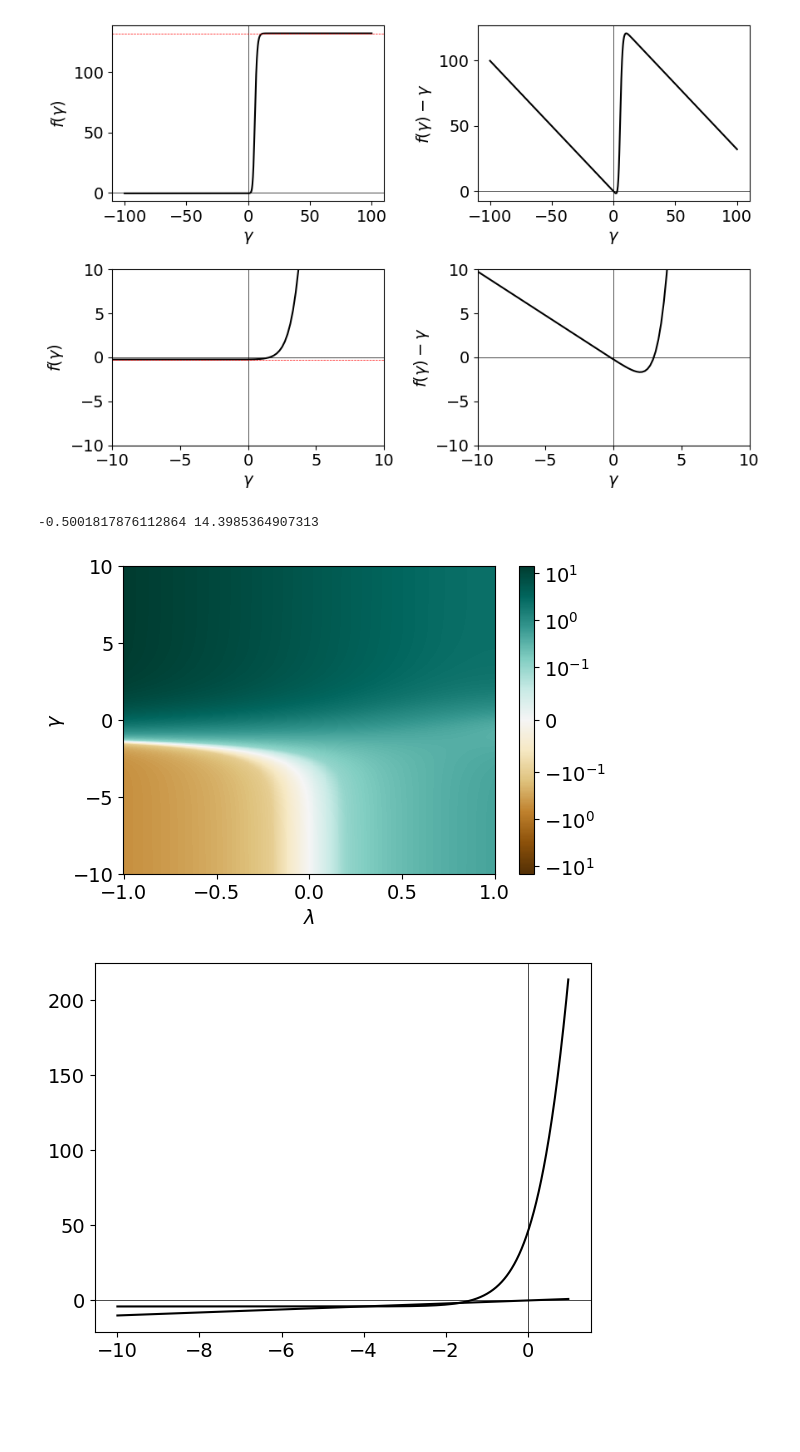
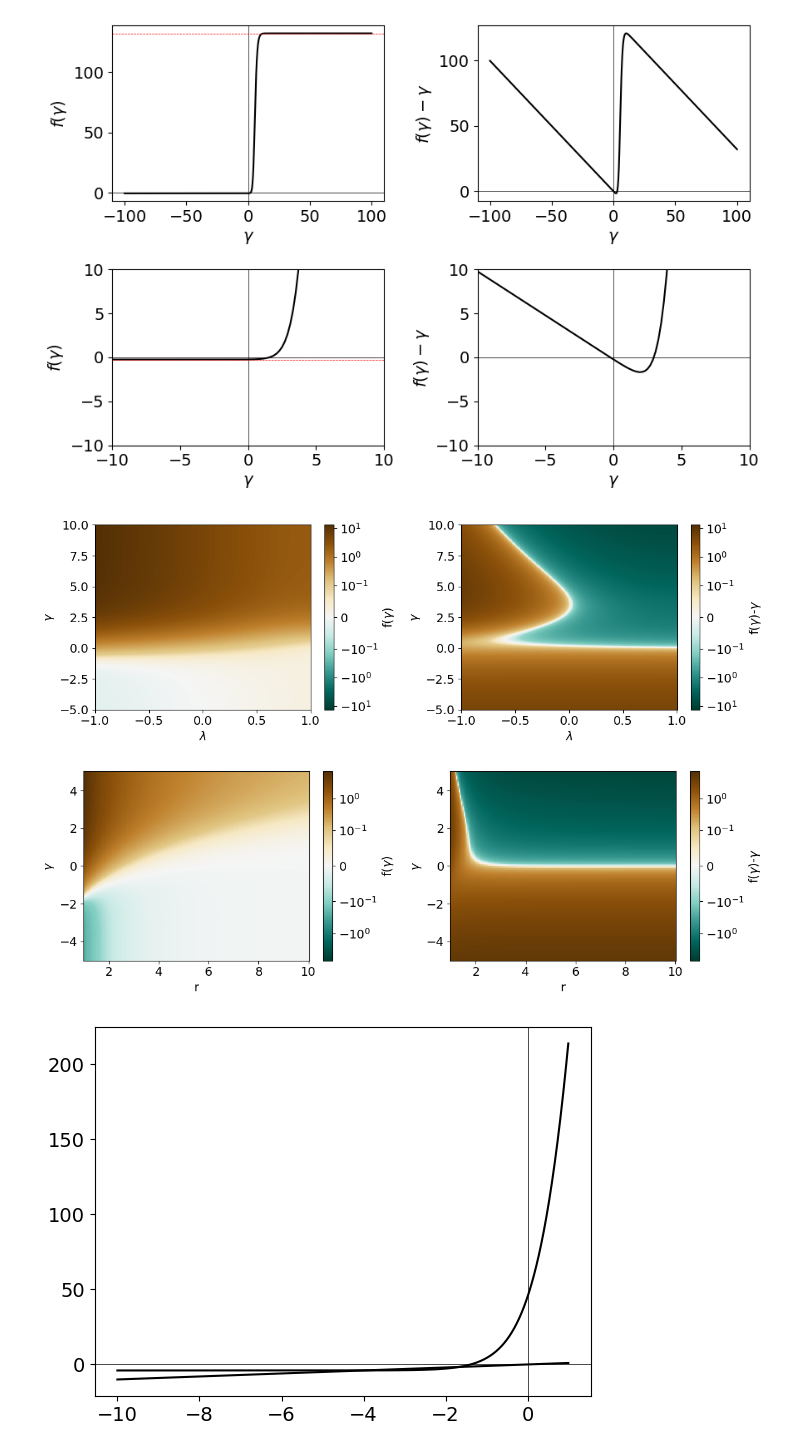
Before and after one commit to gbarzon/Information_plasticity, a Jupyter notebook: Linear.ipynb, the cells around one changed output. Cells and saved outputs as stored; diff of their text form; code cells hidden in the pictures; blank space fills up the shorter version.

Commit message:
Add analytical self-consistency with Oja rule

```diff
--- a/Linear.ipynb
+++ b/Linear.ipynb
@@ -33,15 +38,15 @@ plt.rc('legend',fontsize=12)
 # %%
 ### Info system
 r = 1.
-D = .1
-lmbd = 0
+D = .5
+lmbd = -1
 
 ### Info input
-M = 2
+M = 3
 tau_h = 1
 wup = 1 / tau_h
 wdown = 1 / tau_h
-delta_h = 0.5
+delta_h = 0.7 #0.3 * np.sqrt(5)
 hs = np.arange(M) * delta_h
 hs = np.stack([hs, lmbd * hs])
 
@@ -343,30 +401,40 @@ gamma_max =  131.99999999999977
 gamma_min =  -0.25
 [figure]
 # %%
-k = 1.5
+k = 1.1
 w = 2.
-r = 1
+r = 1.
 D = .1
-h = .5
-p = 2.
+h = .5 #0.0 0.3 0.5
+p = 0.1
 
-dd = 0.005
+dd = 0.005#0.005
 lmbds = np.arange(-1, 1+dd, dd)
-gammas = np.arange(-10, 10+dd, dd)
+gammas = np.arange(-5, 10+dd, dd)
 
 LMBDS, GAMMAS = np.meshgrid(lmbds, gammas)
 
 gamma_star = gamma_self_consistency(GAMMAS, k, w, p, D, r, h, LMBDS*h)
-print(gamma_star.min(), gamma_star.max())
+#print('gamma_max = ', gamma_self_consistency_max(k, w, p, D, r, h, LMBDS*h)[0])
+#print('gamma_min = ', gamma_self_consistency_min(k, w, p, D, r, h, LMBDS*h)[:])
-# %% [output]
--0.5001817876112864 14.3985364907313
 # %%
-plt.figure(figsize=(6,4))
+plt.figure(figsize=(12,4))
+
+plt.subplot(1,2,1)
 #plt.contour(LMBDS, GAMMAS, gamma_star, cmap='BrBG', norm=colors.SymLogNorm(linthresh=1e-1, vmin=-np.abs(gamma_star).max(), vmax=np.abs(gamma_star).max()))
-plt.pcolormesh(LMBDS, GAMMAS, gamma_star, cmap='BrBG', norm=colors.SymLogNorm(linthresh=1e-1, vmin=-np.abs(gamma_star).max(), vmax=np.abs(gamma_star).max()))
-plt.colorbar()
+plt.pcolormesh(LMBDS, GAMMAS, gamma_star, cmap='BrBG_r', norm=colors.SymLogNorm(linthresh=1e-1, vmin=-np.abs(gamma_star).max(), vmax=np.abs(gamma_star).max()))
+plt.colorbar(label=r'f($\gamma$)')
 plt.xlabel(r'$\lambda$')
 plt.ylabel(r'$\gamma$')
+
+plt.subplot(1,2,2)
+#plt.contour(LMBDS, GAMMAS, gamma_star, cmap='BrBG', norm=colors.SymLogNorm(linthresh=1e-1, vmin=-np.abs(gamma_star).max(), vmax=np.abs(gamma_star).max()))
+plt.pcolormesh(LMBDS, GAMMAS, gamma_star - GAMMAS, cmap='BrBG_r', norm=colors.SymLogNorm(linthresh=1e-1, vmin=-np.abs(gamma_star).max(), vmax=np.abs(gamma_star).max()))
+plt.colorbar(label=r'f($\gamma$)-$\gamma$')
+plt.xlabel(r'$\lambda$')
+plt.ylabel(r'$\gamma$')
+
+plt.tight_layout()
 plt.show()
 # %% [output]
-[figure, old version]
+[figure, new version]
@@ -373,3 +459,24 @@ plt.show()
+# %%
+plt.figure(figsize=(12,4))
+
+plt.subplot(1,2,1)
+#plt.contour(LMBDS, GAMMAS, gamma_star, cmap='BrBG', norm=colors.SymLogNorm(linthresh=1e-1, vmin=-np.abs(gamma_star).max(), vmax=np.abs(gamma_star).max()))
+plt.pcolormesh(RS, GAMMAS, gamma_star, cmap='BrBG_r', norm=colors.SymLogNorm(linthresh=1e-1, vmin=-np.abs(gamma_star).max(), vmax=np.abs(gamma_star).max()))
+plt.colorbar(label=r'f($\gamma$)')
+plt.xlabel('r')
+plt.ylabel(r'$\gamma$')
+
+plt.subplot(1,2,2)
+#plt.contour(LMBDS, GAMMAS, gamma_star, cmap='BrBG', norm=colors.SymLogNorm(linthresh=1e-1, vmin=-np.abs(gamma_star).max(), vmax=np.abs(gamma_star).max()))
+plt.pcolormesh(RS, GAMMAS, gamma_star - GAMMAS, cmap='BrBG_r', norm=colors.SymLogNorm(linthresh=1e-1, vmin=-np.abs(gamma_star).max(), vmax=np.abs(gamma_star).max()))
+plt.colorbar(label=r'f($\gamma$)-$\gamma$')
+plt.xlabel('r')
+plt.ylabel(r'$\gamma$')
+
+plt.tight_layout()
+plt.show()
+# %% [output]
+[figure, added]
 # %%
 k = 1.1
 w = 2.
```
Also changed, not shown: parts of 10 cells of this notebook, 3 other files.
